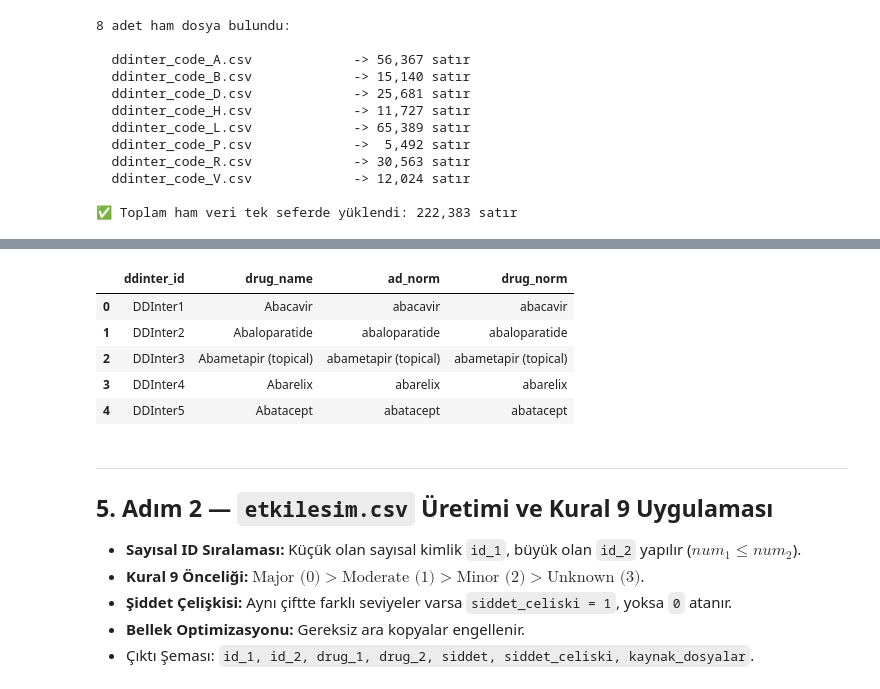
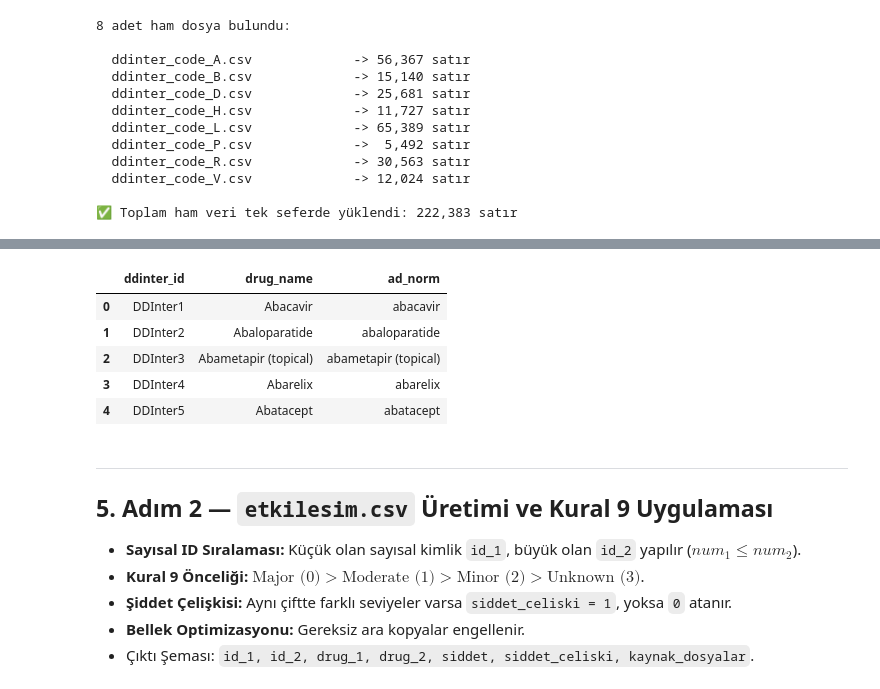
Before and after one commit to Msudeyanar/ddi-final, a Jupyter notebook: notebooks/04_ddinter_birlestirme.ipynb, the cells around one changed output, grey strips where cells are left out. Cells and saved outputs as stored; diff of their text form; code cells hidden in the pictures.

```diff
--- a/notebooks/04_ddinter_birlestirme.ipynb
+++ b/notebooks/04_ddinter_birlestirme.ipynb
@@ -60,5 +68,8 @@ PubChem Cache   : /Users/reyhanbuseyanar/Desktop/ddi-final/data/cache/pubchem
 - **`pubchem_synonyms(drug)`:** Ağ hatalarında asla boş liste cache'lemeyen (cache poisoning korumalı), 3 denemeli ve hız limitli PubChem motoru.
 # %%
+# PDF Kuralı: ad_normalize doğrudan src/normalize.py dosyasından import edilir
+from src.normalize import ad_normalize
+
 LAST_PUBCHEM_TIME = 0.0
 
 def ddinter_num(ddinter_id: str) -> int:
@@ -70,18 +81,6 @@ def ddinter_num(ddinter_id: str) -> int:
         return 0
     m = re.search(r"(\d+)$", ddinter_id.strip())
     return int(m.group(1)) if m else 0
-
-
-def ad_normalize(name: str) -> str:
-    """
-    PDF kuralı: Küçük harf, baş/son boşluk yok, tire ve alt tire tek boşluk, çift boşluk tek boşluk.
-    """
-    if not isinstance(name, str):
-        return ""
-    name = name.strip().lower()
-    name = re.sub(r"[\-_—–\u2010\u2011\u2012\u2013\u2014]+", " ", name)
-    name = re.sub(r"\s+", " ", name).strip()
-    return name
 
 normalize_drug_name = ad_normalize
 
@@ -115,6 +114,7 @@ def pubchem_synonyms(drug_name: str, cache_dir: Path = CACHE_DIR, max_retries: i
     url = f"https://pubchem.ncbi.nlm.nih.gov/rest/pug/compound/name/{encoded}/synonyms/JSON"
     synonyms = []
     should_cache = False
+    headers = {"User-Agent": "DDInter_Pipeline/1.0 (academic-research; ddi-project)"}
 
     for attempt in range(1, max_retries + 1):
         elapsed = time.time() - LAST_PUBCHEM_TIME
@@ -123,7 +123,7 @@ def pubchem_synonyms(drug_name: str, cache_dir: Path = CACHE_DIR, max_retries: i
         LAST_PUBCHEM_TIME = time.time()
 
         try:
-            resp = requests.get(url, timeout=3)
+            resp = requests.get(url, headers=headers, timeout=10)
             if resp.status_code == 200:
                 data = resp.json()
                 info = data.get("InformationList", {}).get("Information", [])
@@ -226,29 +226,40 @@ print(f"\n✅ Toplam ham veri tek seferde yüklendi: {len(df_raw_all):,} satır"
 - Sayısal sıralama ile `data/interim/ddinter_ilac.csv` olarak kaydedilir.
 # %%
-drugs_a = df_raw_all[["DDInterID_A", "Drug_A"]].rename(
-    columns={"DDInterID_A": "ddinter_id", "Drug_A": "drug_name"}
-)
-drugs_b = df_raw_all[["DDInterID_B", "Drug_B"]].rename(
-    columns={"DDInterID_B": "ddinter_id", "Drug_B": "drug_name"}
-)
+out_ilac = INTERIM_DIR / "ddinter_ilac.csv"
 
-df_all_drugs = pd.concat([drugs_a, drugs_b], ignore_index=True)
-df_ilac = df_all_drugs.drop_duplicates(subset=["ddinter_id"]).copy()
+# Sorumluluk Çakışması Koruması: Dosya zaten doğru şemayla üretilmişse oku, yoksa üret
+if out_ilac.exists():
+    df_existing = pd.read_csv(out_ilac)
+    if list(df_existing.columns) == ["ddinter_id", "drug_name", "ad_norm"] and len(df_existing) == 1939:
+        df_ilac = df_existing
+        print("ℹ️ Mevcut ve doğrulanmış ddinter_ilac.csv okundu (üzerine yazılmadı).")
+    else:
+        df_ilac = None
+else:
+    df_ilac = None
 
-# Normalizasyon
-norm_series = df_ilac["drug_name"].apply(ad_normalize)
-df_ilac["ad_norm"] = norm_series
-df_ilac["drug_norm"] = norm_series
+if df_ilac is None:
+    drugs_a = df_raw_all[["DDInterID_A", "Drug_A"]].rename(
+        columns={"DDInterID_A": "ddinter_id", "Drug_A": "drug_name"}
+    )
+    drugs_b = df_raw_all[["DDInterID_B", "Drug_B"]].rename(
+        columns={"DDInterID_B": "ddinter_id", "Drug_B": "drug_name"}
+    )
+    df_all_drugs = pd.concat([drugs_a, drugs_b], ignore_index=True)
+    df_ilac = df_all_drugs.drop_duplicates(subset=["ddinter_id"]).copy()
+    df_ilac["ad_norm"] = df_ilac["drug_name"].apply(ad_normalize)
+    df_ilac = df_ilac[["ddinter_id", "drug_name", "ad_norm"]]
+    df_ilac["_num"] = df_ilac["ddinter_id"].apply(ddinter_num)
+    df_ilac = df_ilac.sort_values("_num").reset_index(drop=True).drop(columns=["_num"])
+    df_ilac.to_csv(out_ilac, index=False, encoding="utf-8")
 
-# Sayısal ID Sıralaması
-df_ilac["_num"] = df_ilac["ddinter_id"].apply(ddinter_num)
-df_ilac = df_ilac.sort_values("_num").reset_index(drop=True)
-df_ilac = df_ilac.drop(columns=["_num"])
+# Doğrulama Testleri (Assertions)
+assert 1900 <= len(df_ilac) <= 2000, f"HATA: ddinter_ilac satır sayısı (~1939) aralık dışında: {len(df_ilac)}"
+assert list(df_ilac.columns) == ["ddinter_id", "drug_name", "ad_norm"], f"HATA: Şema hatalı: {df_ilac.columns.tolist()}"
+assert df_ilac["ddinter_id"].is_unique, "HATA: ddinter_id benzersiz olmalı!"
+assert df_ilac["ddinter_id"].apply(ddinter_num).is_monotonic_increasing, "HATA: ddinter_id sayısal olarak artan sırada olmalı!"
 
-out_ilac = INTERIM_DIR / "ddinter_ilac.csv"
-df_ilac.to_csv(out_ilac, index=False, encoding="utf-8")
-
-print(f"✅ ddinter_ilac.csv oluşturuldu: {len(df_ilac):,} satır")
+print(f"✅ ddinter_ilac.csv doğrulandı: {len(df_ilac):,} satır, şema: {list(df_ilac.columns)}")
 print(f"   Kayıt yeri: {out_ilac}")
 df_ilac.head(5)
 # %% [output]
@@ -256,10 +268,10 @@ df_ilac.head(5)
    Kayıt yeri: /Users/reyhanbuseyanar/Desktop/ddi-final/data/interim/ddinter_ilac.csv
-|  | ddinter_id | drug_name | ad_norm | drug_norm |
-| 0 | DDInter1 | Abacavir | abacavir | abacavir |
-| 1 | DDInter2 | Abaloparatide | abaloparatide | abaloparatide |
-| 2 | DDInter3 | Abametapir (topical) | abametapir (topical) | abametapir (topical) |
-| 3 | DDInter4 | Abarelix | abarelix | abarelix |
-| 4 | DDInter5 | Abatacept | abatacept | abatacept |
+|  | ddinter_id | drug_name | ad_norm |
+| 0 | DDInter1 | Abacavir | abacavir |
+| 1 | DDInter2 | Abaloparatide | abaloparatide |
+| 2 | DDInter3 | Abametapir (topical) | abametapir (topical) |
+| 3 | DDInter4 | Abarelix | abarelix |
+| 4 | DDInter5 | Abatacept | abatacept |
 # %% [markdown]
 ---
 ## 5. Adım 2 — `etkilesim.csv` Üretimi ve Kural 9 Uygulaması
```
Also changed, not shown: parts of 9 cells of this notebook, 8 other files.
